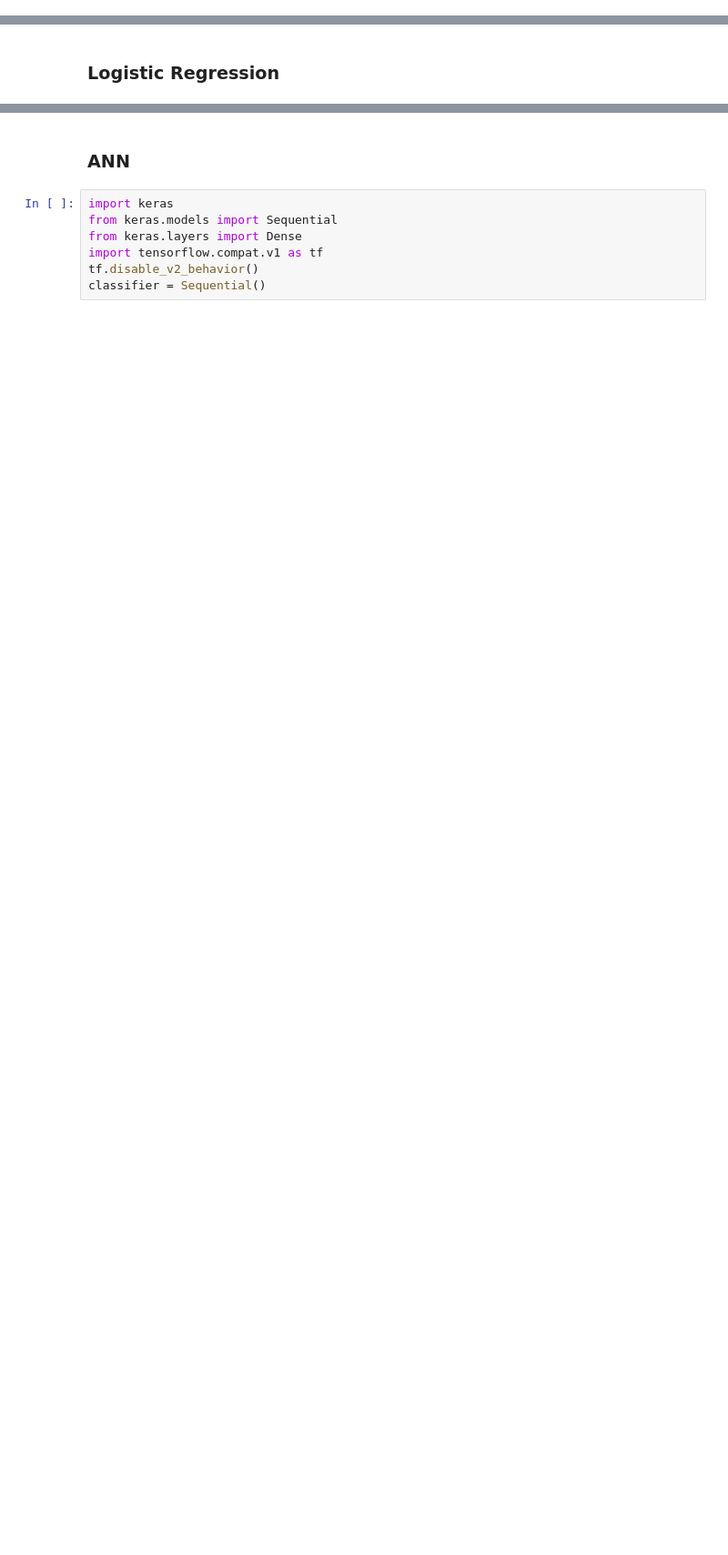
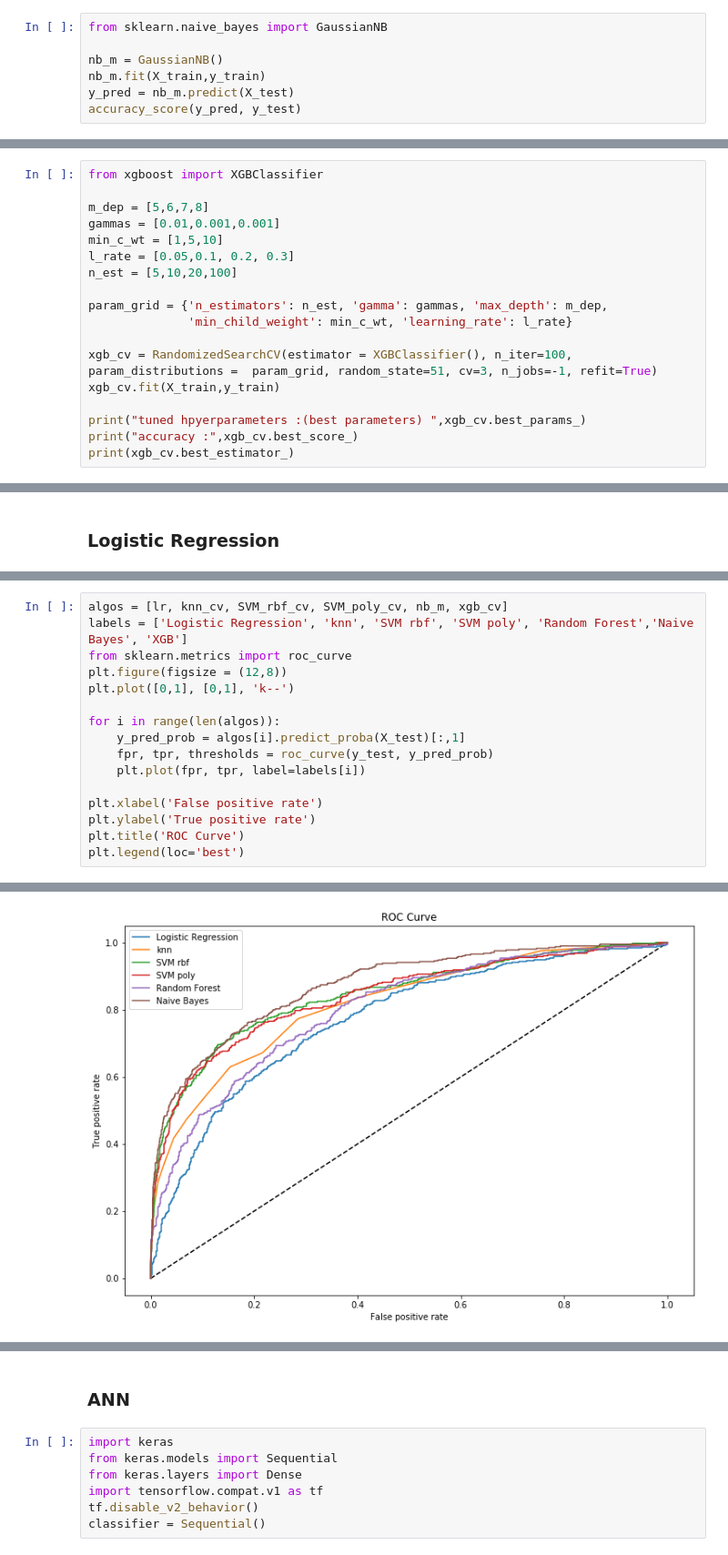
Before and after one commit to dzurel/Churn, a Jupyter notebook: Churn_Analysis.ipynb, the cells around one changed output, grey strips where cells are left out. Shown at 91% size. Cells and saved outputs as stored; diff of their text form; blank space fills up the shorter version.

```diff
--- a/Churn_Analysis.ipynb
+++ b/Churn_Analysis.ipynb
@@ -188,0 +354,7 @@ print(roc_auc_score(y_test, y_pred[:,1]))
+# %%
+from sklearn.naive_bayes import GaussianNB
+
+nb_m = GaussianNB()
+nb_m.fit(X_train,y_train)
+y_pred = nb_m.predict(X_test)
+accuracy_score(y_pred, y_test)
@@ -188,0 +365,18 @@ print(roc_auc_score(y_test, y_pred[:,1]))
+# %%
+from xgboost import XGBClassifier
+
+m_dep = [5,6,7,8]
+gammas = [0.01,0.001,0.001]
+min_c_wt = [1,5,10]
+l_rate = [0.05,0.1, 0.2, 0.3]
+n_est = [5,10,20,100]
+
+param_grid = {'n_estimators': n_est, 'gamma': gammas, 'max_depth': m_dep,
+              'min_child_weight': min_c_wt, 'learning_rate': l_rate}
+
+xgb_cv = RandomizedSearchCV(estimator = XGBClassifier(), n_iter=100, param_distributions =  param_grid, random_state=51, cv=3, n_jobs=-1, refit=True)
+xgb_cv.fit(X_train,y_train)
+
+print("tuned hpyerparameters :(best parameters) ",xgb_cv.best_params_)
+print("accuracy :",xgb_cv.best_score_)
+print(xgb_cv.best_estimator_)
@@ -202,0 +409,17 @@ print(roc_auc_score(y_test, y_pred[:,1]))
+# %%
+algos = [lr, knn_cv, SVM_rbf_cv, SVM_poly_cv, nb_m, xgb_cv]
+labels = ['Logistic Regression', 'knn', 'SVM rbf', 'SVM poly', 'Random Forest','Naive Bayes', 'XGB']
+from sklearn.metrics import roc_curve
+plt.figure(figsize = (12,8))
+plt.plot([0,1], [0,1], 'k--')
+
+for i in range(len(algos)):
+    y_pred_prob = algos[i].predict_proba(X_test)[:,1]
+    fpr, tpr, thresholds = roc_curve(y_test, y_pred_prob)
+    plt.plot(fpr, tpr, label=labels[i])
+
+plt.xlabel('False positive rate')
+plt.ylabel('True positive rate')
+plt.title('ROC Curve')
+plt.legend(loc='best')
+# %% [output]
@@ -202,0 +427 @@ print(roc_auc_score(y_test, y_pred[:,1]))
+[figure, added]
```
Also changed, not shown: parts of 31 cells of this notebook.
